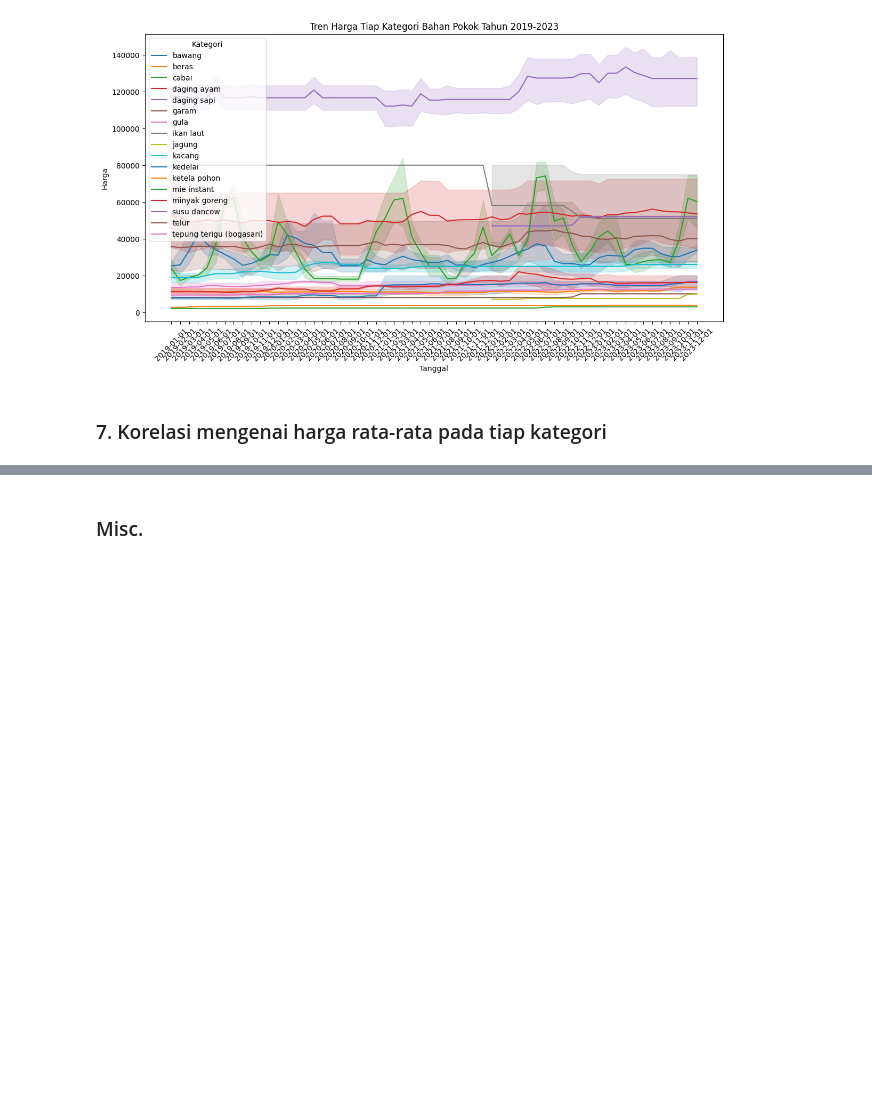
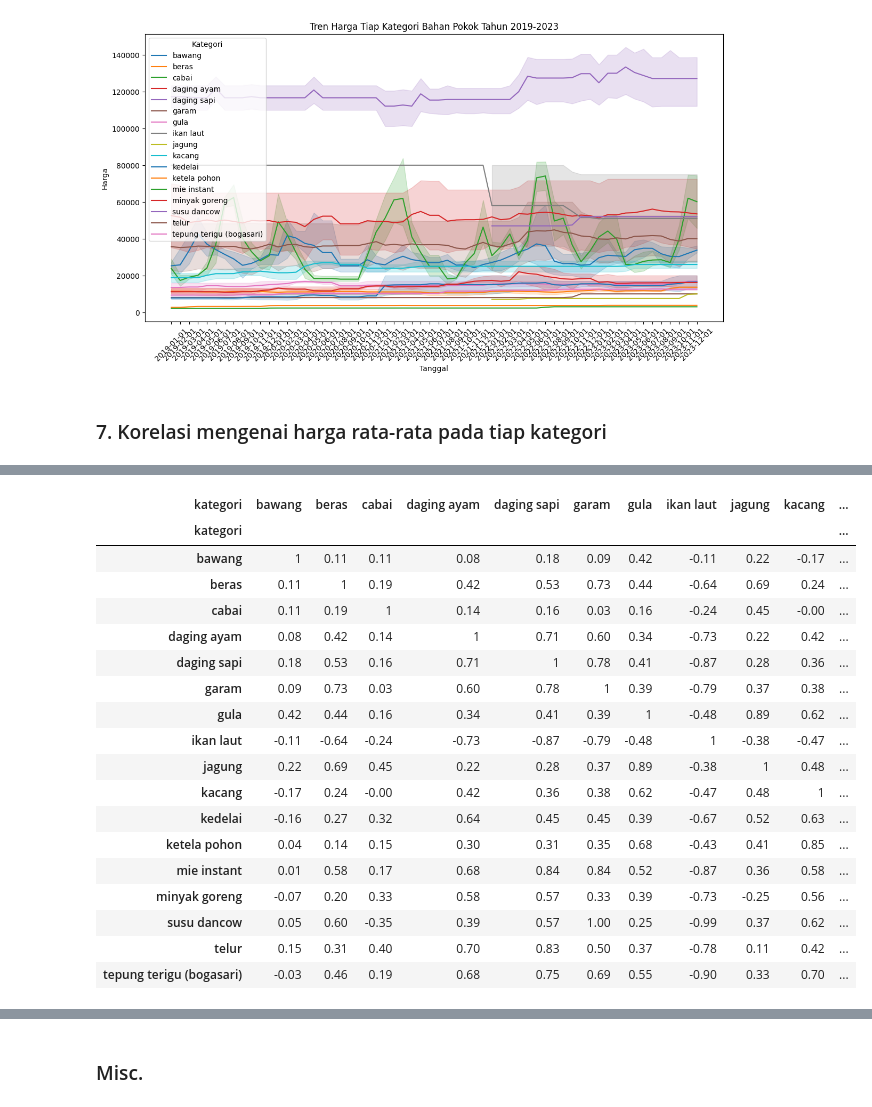
Before and after one commit to chiquitosaf/analisis-harga-bahan-banyumas, a Jupyter notebook: bahan_pokok_bulanan.ipynb, the cells around one changed output, grey strips where cells are left out. Saved outputs shown, nothing was run; the diff lists cells and outputs as text; code cells hidden in the pictures; blank space fills up the shorter version.

```diff
--- a/bahan_pokok_bulanan.ipynb
+++ b/bahan_pokok_bulanan.ipynb
@@ -747,0 +757,22 @@ plt.show()
+# %%
+df_corr.corr()
+# %% [output]
+| kategori | bawang | beras | cabai | daging ayam | daging sapi | garam | gula | ikan laut | jagung | kacang | ... |
+| kategori |  |  |  |  |  |  |  |  |  |  | ... |
+| bawang | 1 | 0.11 | 0.11 | 0.08 | 0.18 | 0.09 | 0.42 | -0.11 | 0.22 | -0.17 | ... |
+| beras | 0.11 | 1 | 0.19 | 0.42 | 0.53 | 0.73 | 0.44 | -0.64 | 0.69 | 0.24 | ... |
+| cabai | 0.11 | 0.19 | 1 | 0.14 | 0.16 | 0.03 | 0.16 | -0.24 | 0.45 | -0.00 | ... |
+| daging ayam | 0.08 | 0.42 | 0.14 | 1 | 0.71 | 0.60 | 0.34 | -0.73 | 0.22 | 0.42 | ... |
+| daging sapi | 0.18 | 0.53 | 0.16 | 0.71 | 1 | 0.78 | 0.41 | -0.87 | 0.28 | 0.36 | ... |
+| garam | 0.09 | 0.73 | 0.03 | 0.60 | 0.78 | 1 | 0.39 | -0.79 | 0.37 | 0.38 | ... |
+| gula | 0.42 | 0.44 | 0.16 | 0.34 | 0.41 | 0.39 | 1 | -0.48 | 0.89 | 0.62 | ... |
+| ikan laut | -0.11 | -0.64 | -0.24 | -0.73 | -0.87 | -0.79 | -0.48 | 1 | -0.38 | -0.47 | ... |
+| jagung | 0.22 | 0.69 | 0.45 | 0.22 | 0.28 | 0.37 | 0.89 | -0.38 | 1 | 0.48 | ... |
+| kacang | -0.17 | 0.24 | -0.00 | 0.42 | 0.36 | 0.38 | 0.62 | -0.47 | 0.48 | 1 | ... |
+| kedelai | -0.16 | 0.27 | 0.32 | 0.64 | 0.45 | 0.45 | 0.39 | -0.67 | 0.52 | 0.63 | ... |
+| ketela pohon | 0.04 | 0.14 | 0.15 | 0.30 | 0.31 | 0.35 | 0.68 | -0.43 | 0.41 | 0.85 | ... |
+| mie instant | 0.01 | 0.58 | 0.17 | 0.68 | 0.84 | 0.84 | 0.52 | -0.87 | 0.36 | 0.58 | ... |
+| minyak goreng | -0.07 | 0.20 | 0.33 | 0.58 | 0.57 | 0.33 | 0.39 | -0.73 | -0.25 | 0.56 | ... |
+| susu dancow | 0.05 | 0.60 | -0.35 | 0.39 | 0.57 | 1.00 | 0.25 | -0.99 | 0.37 | 0.62 | ... |
+| telur | 0.15 | 0.31 | 0.40 | 0.70 | 0.83 | 0.50 | 0.37 | -0.78 | 0.11 | 0.42 | ... |
+| tepung terigu (bogasari) | -0.03 | 0.46 | 0.19 | 0.68 | 0.75 | 0.69 | 0.55 | -0.90 | 0.33 | 0.70 | ... |
```
Also changed, not shown: parts of 7 cells of this notebook.
